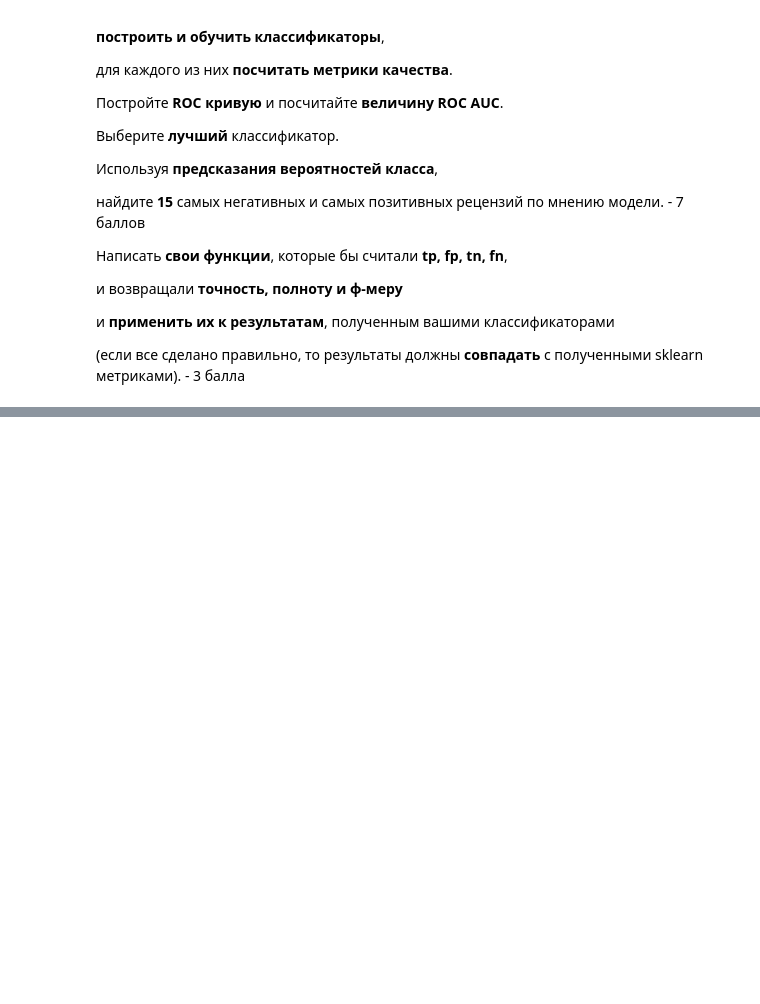
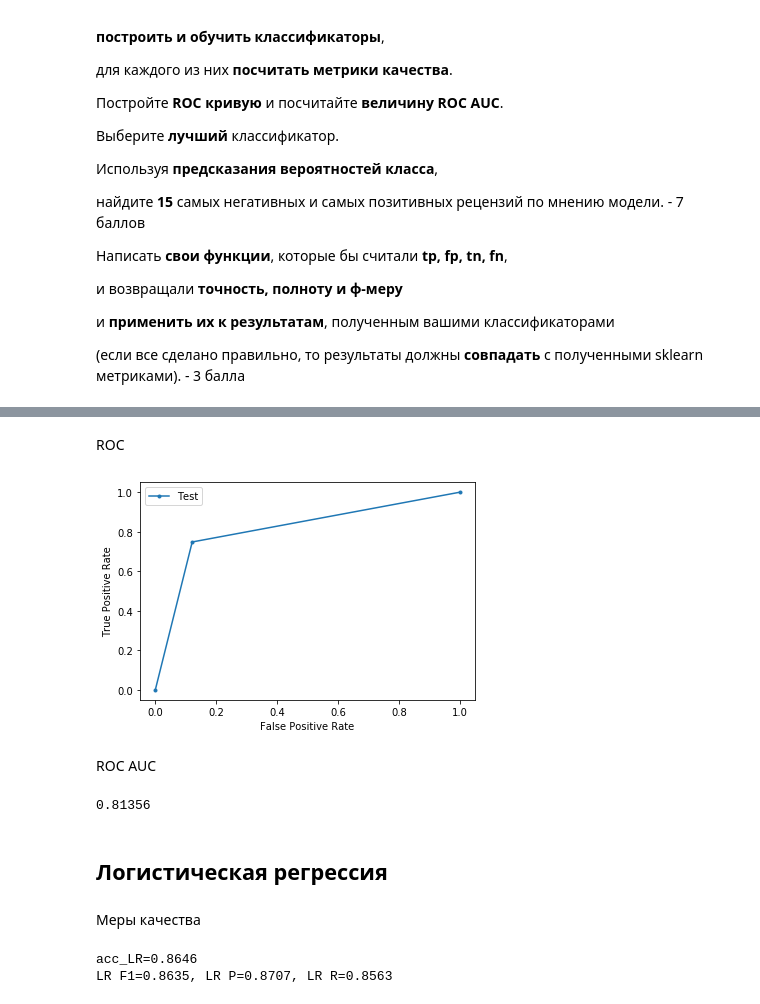
Before and after one commit to Yan-Weijia/ML, a Jupyter notebook: ML-HW02/ML-HW02.ipynb, the cells around one changed output, grey strips where cells are left out. Drawn from its saved outputs; the diff is of its cells as text; code cells hidden in the pictures; blank space fills up the shorter version.

```diff
--- a/ML-HW02/ML-HW02.ipynb
+++ b/ML-HW02/ML-HW02.ipynb
@@ -277,0 +91,3 @@ plt.show()
+# %%
+train_target = mk_target(df_train.Polarity.values)
+test_target = mk_target(df_test.Polarity.values)
@@ -277,0 +168,4 @@ plt.show()
+# %%
+from sklearn.naive_bayes import MultinomialNB
+clf_MNB = MultinomialNB().fit(X_train_counts, train_target)
+predicted_MNB = clf_MNB.predict(X_test)
@@ -277,0 +185,24 @@ plt.show()
+# %% [markdown]
+ROC
+# %%
+y_true = test_target
+y_predicted = predicted_MNB
+fpr, tpr, _ = roc_curve(y_true, y_predicted)
+pyplot.plot(fpr, tpr, marker='.', label='Test')
+# axis labels
+pyplot.xlabel('False Positive Rate')
+pyplot.ylabel('True Positive Rate')
+# show the legend
+pyplot.legend()
+# show the plot
+pyplot.show()
+# %% [output]
+[figure, added]
+# %% [markdown]
+ROC AUC
+# %%
+print(roc_auc_score(y_true, y_predicted))
+# %% [output]
+0.81356
+# %% [markdown]
+## Логистическая регрессия
@@ -277,0 +213,13 @@ plt.show()
+# %% [markdown]
+Меры качества
+# %%
+acc_LR = accuracy_score(y_true = test_target, y_pred = predicted_LR)
+print('acc_LR={0:1.4f}'.format(acc_LR))
+
+f1_LR = f1_score(y_true = test_target, y_pred = predicted_LR, average = 'binary')
+p_LR = precision_score(y_true = test_target, y_pred = predicted_LR, average = 'binary')
+r_LR = recall_score(y_true = test_target, y_pred = predicted_LR, average = 'binary')
+print('LR F1={0:1.4f}, LR P={1:1.4f}, LR R={2:1.4f}'.format(f1_LR, p_LR, r_LR))
+# %% [output]
+acc_LR=0.8646
+LR F1=0.8635, LR P=0.8707, LR R=0.8563
```
Also changed, not shown: parts of 65 cells of this notebook.
